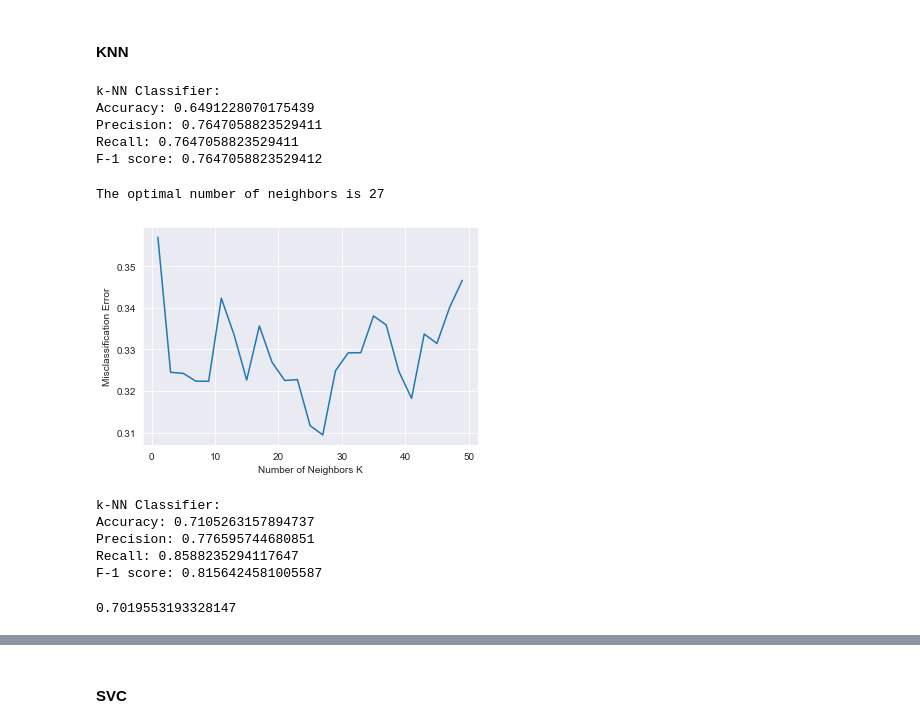
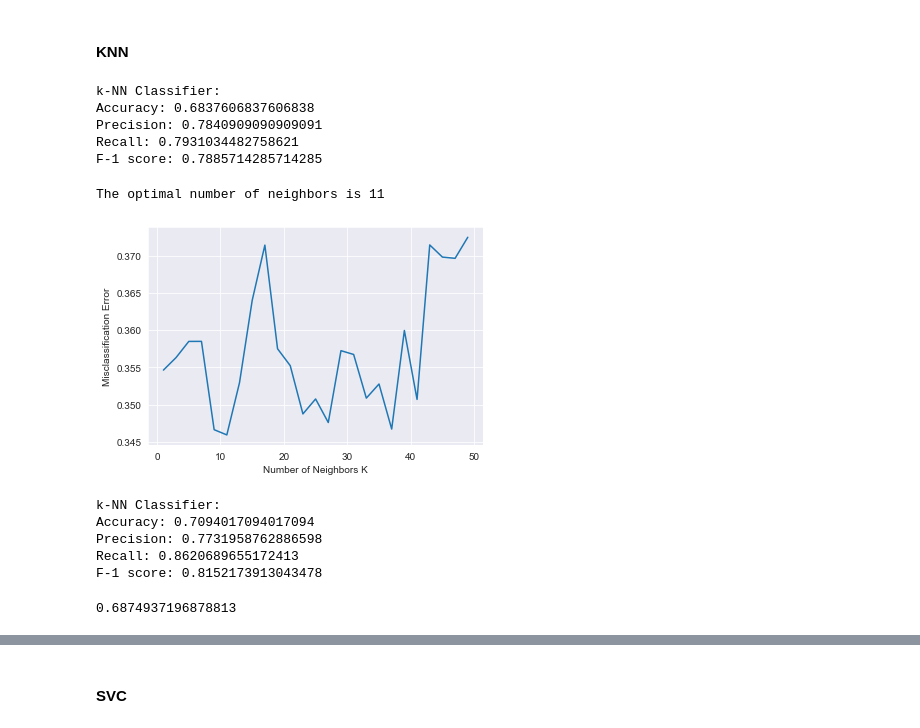
Before and after one commit to gitenx/finalproject_JCDS6, a Jupyter notebook: modelselection.ipynb, the cells around one changed output, grey strips where cells are left out. Drawn from its saved outputs; the diff is of its cells as text; code cells hidden in the pictures.

```diff
--- a/modelselection.ipynb
+++ b/modelselection.ipynb
@@ -9,7 +9,7 @@ import warnings
 sns.set_style('darkgrid')
 warnings.filterwarnings('ignore')
 # %%
-df = pd.read_csv('data/indian_liver_patient_cleaned.csv')
+df = pd.read_csv('data/indian_liver_patient_final.csv')
 # %%
 df.head()
 # %% [output]
@@ -80,9 +81,9 @@ LogisticRegression(C=29.763514416313132, class_weight=None, dual=False,
                    random_state=None, solver='warn', tol=0.0001, verbose=0,
                    warm_start=False)
 # %%
-model_lr = LogisticRegression(C=29.763514416313132, class_weight=None, dual=False,
-                   fit_intercept=True, intercept_scaling=1, l1_ratio=None,
-                   max_iter=100, multi_class='warn', n_jobs=None, penalty='l2',
+model_lr = LogisticRegression(C=0.0001, class_weight=None, dual=False, fit_intercept=True,
+                   intercept_scaling=1, l1_ratio=None, max_iter=100,
+                   multi_class='warn', n_jobs=None, penalty='l1',
                    random_state=None, solver='warn', tol=0.0001, verbose=0,
                    warm_start=False)
 
@@ -158,10 +190,10 @@ RandomForestClassifier(bootstrap=True, class_weight=None, criterion='gini',
                        verbose=0, warm_start=False)
 # %%
 rfc = RandomForestClassifier(bootstrap=True, class_weight=None, criterion='gini',
-                       max_depth=110, max_features=2, max_leaf_nodes=None,
+                       max_depth=90, max_features=3, max_leaf_nodes=None,
                        min_impurity_decrease=0.0, min_impurity_split=None,
-                       min_samples_leaf=10, min_samples_split=100,
-                       min_weight_fraction_leaf=0.0, n_estimators=300,
+                       min_samples_leaf=20, min_samples_split=100,
+                       min_weight_fraction_leaf=0.0, n_estimators=200,
                        n_jobs=None, oob_score=False, random_state=None,
                        verbose=0, warm_start=False)
 
@@ -194,33 +253,33 @@ print('Recall:', recall_score(y_test, knn.predict(X_test)))
 print('F-1 score:', f1_score(y_test, knn.predict(X_test)))
 # %% [output]
 k-NN Classifier:
-Accuracy: 0.6491228070175439
-Precision: 0.7647058823529411
-Recall: 0.7647058823529411
-F-1 score: 0.7647058823529412
+Accuracy: 0.6837606837606838
+Precision: 0.7840909090909091
+Recall: 0.7931034482758621
+F-1 score: 0.7885714285714285
 # %%
 neighbors = list(range(1, 50, 2))
 cv_scores = []
 
 for k in neighbors:
     knn_t = KNeighborsClassifier(n_neighbors=k)
-    scores = cross_val_score(knn_t, X_train, y_train, cv=10, scoring='accuracy')
+    scores = cross_val_score(knn_t, X_train, y_train, cv=10, scoring='f1_weighted')
     cv_scores.append(scores.mean())
 
 mse = [1 - x for x in cv_scores]
 
 optimal_k = neighbors[mse.index(min(mse))]
 print('The optimal number of neighbors is {}'.format(optimal_k))
 
 plt.plot(neighbors, mse)
 plt.xlabel('Number of Neighbors K')
 plt.ylabel('Misclassification Error')
 plt.show()
 # %% [output]
-The optimal number of neighbors is 27
+The optimal number of neighbors is 11
-[figure, old version]
+[figure, new version]
 # %%
-knn = KNeighborsClassifier(n_neighbors=27)
+knn = KNeighborsClassifier(n_neighbors=11)
 
 knn.fit(X_train, y_train)
 print('k-NN Classifier:')
@@ -230,11 +289,11 @@ print('Recall:', recall_score(y_test, knn.predict(X_test)))
 print('F-1 score:', f1_score(y_test, knn.predict(X_test)))
 # %% [output]
 k-NN Classifier:
-Accuracy: 0.7105263157894737
-Precision: 0.776595744680851
-Recall: 0.8588235294117647
-F-1 score: 0.8156424581005587
+Accuracy: 0.7094017094017094
+Precision: 0.7731958762886598
+Recall: 0.8620689655172413
+F-1 score: 0.8152173913043478
 # %%
-cross_val_score(KNeighborsClassifier(n_neighbors=27), x, y, cv=10, scoring='accuracy').mean()
+cross_val_score(KNeighborsClassifier(n_neighbors=11), x, y, cv=10, scoring='accuracy').mean()
 # %% [output]
-0.7019553193328147
+0.6874937196878813
```
Also changed, not shown: parts of 28 cells of this notebook, 5 other files.
